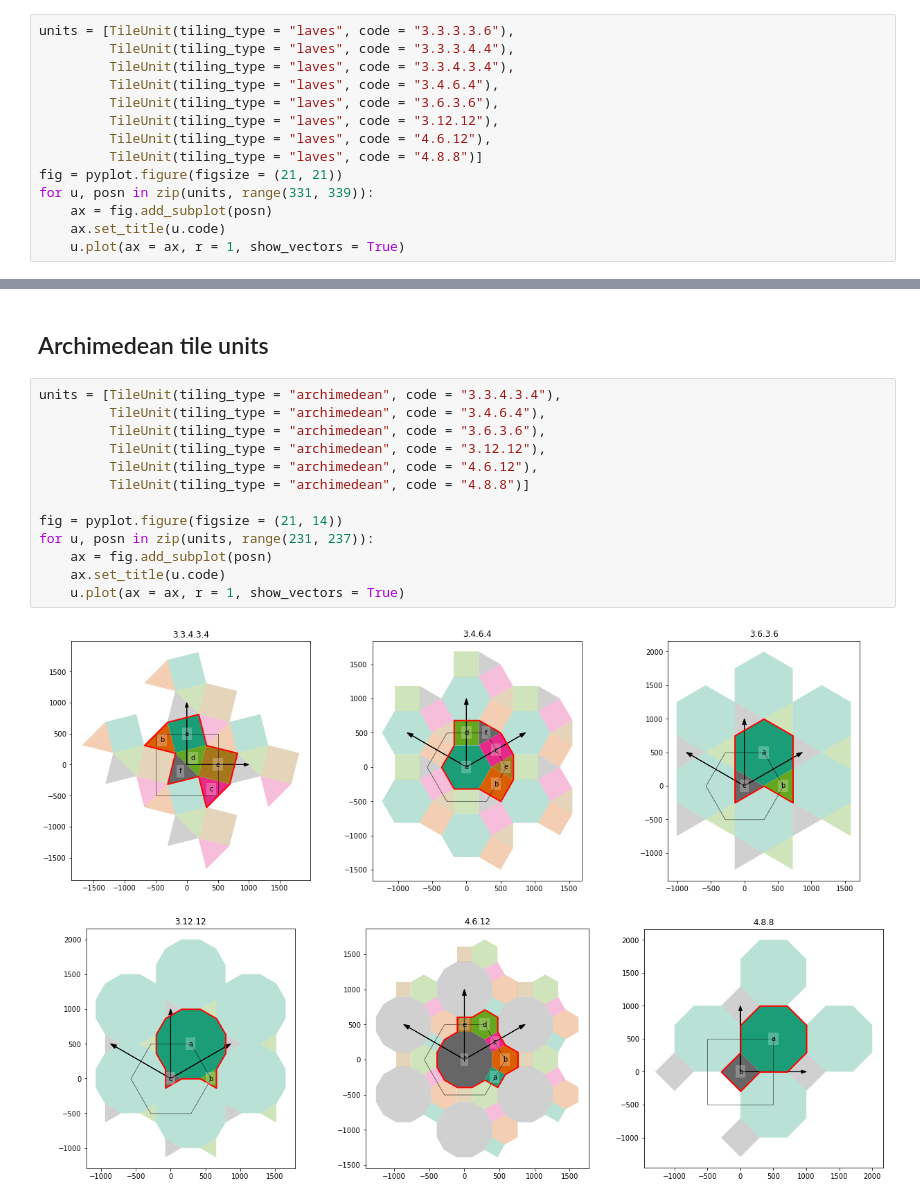
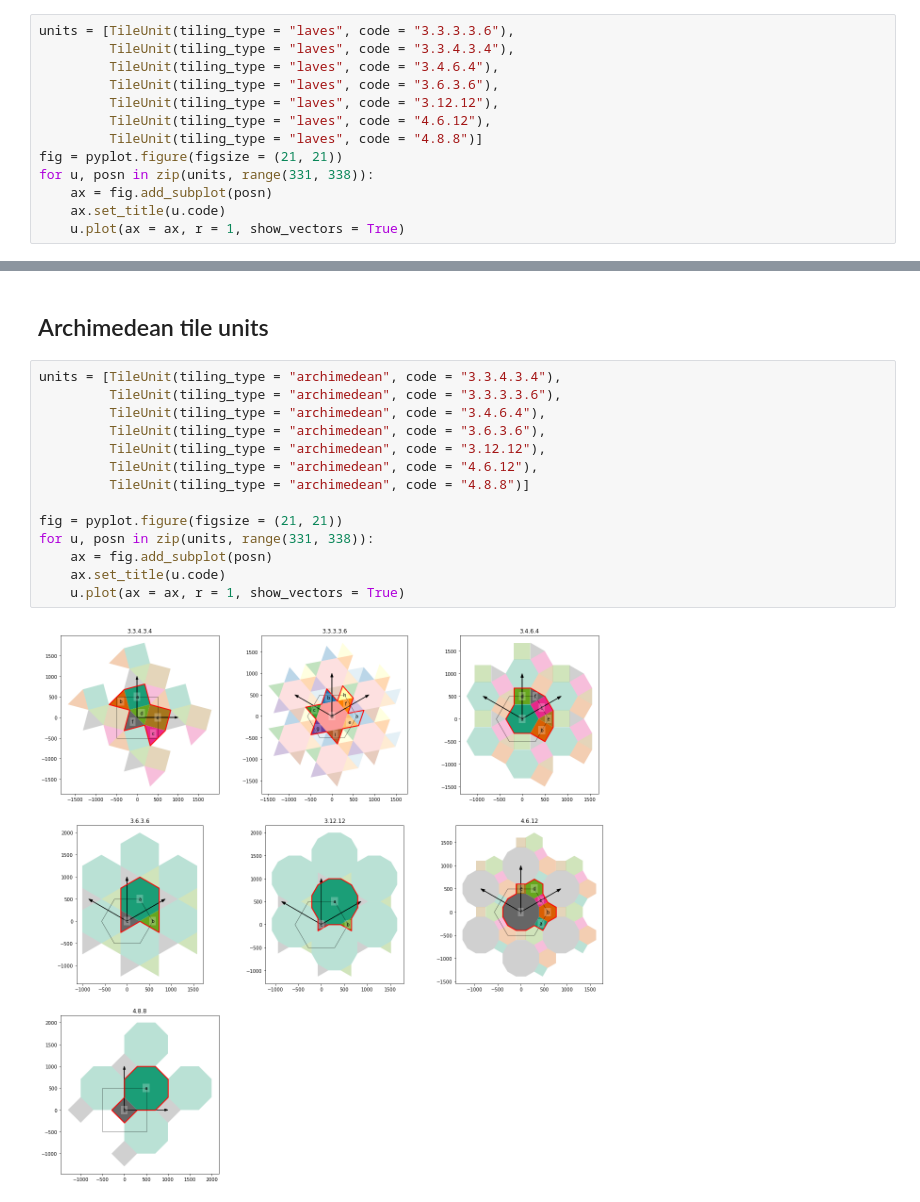
Before and after one commit to DOSull/weaving-space, a Jupyter notebook: all-the-tiles.ipynb, the cells around one changed output, grey strips where cells are left out. Drawn from its saved outputs; the diff is of its cells as text.

Commit message:
3.6.3.6. archimedean added

```diff
--- a/all-the-tiles.ipynb
+++ b/all-the-tiles.ipynb
@@ -70,7 +70,6 @@ for u, posn in zip(units, range(1, 11)):
 Some of these are determined using the hex dissection.
 # %%
 units = [TileUnit(tiling_type = "laves", code = "3.3.3.3.6"),
-         TileUnit(tiling_type = "laves", code = "3.3.3.4.4"),
          TileUnit(tiling_type = "laves", code = "3.3.4.3.4"),
          TileUnit(tiling_type = "laves", code = "3.4.6.4"),
          TileUnit(tiling_type = "laves", code = "3.6.3.6"),
@@ -78,7 +77,7 @@ units = [TileUnit(tiling_type = "laves", code = "3.3.3.3.6"),
          TileUnit(tiling_type = "laves", code = "4.6.12"),
          TileUnit(tiling_type = "laves", code = "4.8.8")]
 fig = pyplot.figure(figsize = (21, 21))
-for u, posn in zip(units, range(331, 339)):
+for u, posn in zip(units, range(331, 338)):
     ax = fig.add_subplot(posn)
     ax.set_title(u.code)
     u.plot(ax = ax, r = 1, show_vectors = True)
@@ -88,16 +87,17 @@ for u, posn in zip(units, range(331, 339)):
 ## Archimedean tile units
 # %%
 units = [TileUnit(tiling_type = "archimedean", code = "3.3.4.3.4"),
+         TileUnit(tiling_type = "archimedean", code = "3.3.3.3.6"),
          TileUnit(tiling_type = "archimedean", code = "3.4.6.4"),
          TileUnit(tiling_type = "archimedean", code = "3.6.3.6"),
          TileUnit(tiling_type = "archimedean", code = "3.12.12"),
          TileUnit(tiling_type = "archimedean", code = "4.6.12"),
          TileUnit(tiling_type = "archimedean", code = "4.8.8")]
 
-fig = pyplot.figure(figsize = (21, 14))
-for u, posn in zip(units, range(231, 237)):
+fig = pyplot.figure(figsize = (21, 21))
+for u, posn in zip(units, range(331, 338)):
     ax = fig.add_subplot(posn)
     ax.set_title(u.code)
     u.plot(ax = ax, r = 1, show_vectors = True)
 # %% [output]
-[figure, old version]
+[figure, new version]
```
Also changed, not shown: parts of 1 cell of this notebook, 4 other files.
